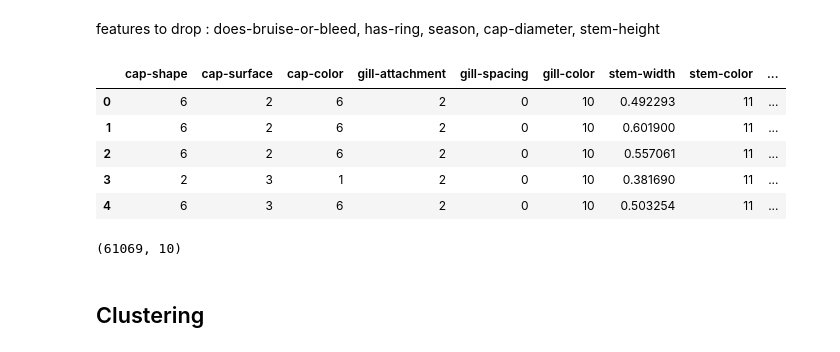
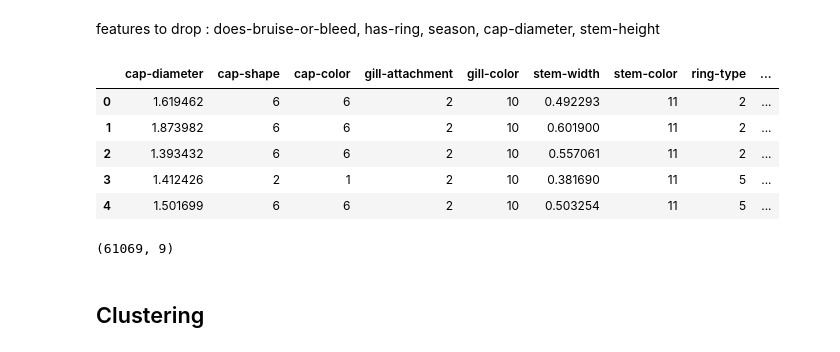
Before and after one commit to arnav10goel/CSE558-DSc-Project, a Jupyter notebook: feature_selection.ipynb, the cells around one changed output. Saved outputs shown, nothing was run; the diff lists cells and outputs as text; code cells hidden in the pictures.

```diff
--- a/feature_selection.ipynb
+++ b/feature_selection.ipynb
@@ -141,3 +152,17 @@ plt.xticks(rotation=90)
 plt.show()
 # %% [output]
 [figure]
+# %%
+from sklearn.linear_model import LassoCV
+
+reg = LassoCV()
+reg.fit(df_encoded, df_class)
+
+print("Best alpha using built-in LassoCV: %f" % reg.alpha_)
+print("Best score using built-in LassoCV: %f" %reg.score(df_encoded, df_class))
+
+coef = pd.Series(reg.coef_, index = df_encoded.columns)
+imp_coef = coef.sort_values()
+imp_coef.plot(kind = "barh")
+plt.title("Feature importance using Lasso Model")
+plt.show()
@@ -144,20 +173,20 @@ plt.show()
 # %% [markdown]
 features to drop :  does-bruise-or-bleed, has-ring, season, cap-diameter, stem-height
 # %%
-drop =  ['does-bruise-or-bleed', 'has-ring', 'season', 'cap-diameter', 'stem-height']
+drop =  ['does-bruise-or-bleed', 'has-ring', 'season', 'cap-surface', 'gill-spacing', 'stem-height']
 cols = [col for col in df_encoded.columns if col not in drop]
 
 df_selected = df_encoded[cols]
 df_selected.head()
 # %% [output]
-|  | cap-shape | cap-surface | cap-color | gill-attachment | gill-spacing | gill-color | stem-width | stem-color | ... |
-| 0 | 6 | 2 | 6 | 2 | 0 | 10 | 0.492293 | 11 | ... |
-| 1 | 6 | 2 | 6 | 2 | 0 | 10 | 0.601900 | 11 | ... |
-| 2 | 6 | 2 | 6 | 2 | 0 | 10 | 0.557061 | 11 | ... |
-| 3 | 2 | 3 | 1 | 2 | 0 | 10 | 0.381690 | 11 | ... |
-| 4 | 6 | 3 | 6 | 2 | 0 | 10 | 0.503254 | 11 | ... |
+|  | cap-diameter | cap-shape | cap-color | gill-attachment | gill-color | stem-width | stem-color | ring-type | ... |
+| 0 | 1.619462 | 6 | 6 | 2 | 10 | 0.492293 | 11 | 2 | ... |
+| 1 | 1.873982 | 6 | 6 | 2 | 10 | 0.601900 | 11 | 2 | ... |
+| 2 | 1.393432 | 6 | 6 | 2 | 10 | 0.557061 | 11 | 2 | ... |
+| 3 | 1.412426 | 2 | 1 | 2 | 10 | 0.381690 | 11 | 5 | ... |
+| 4 | 1.501699 | 6 | 6 | 2 | 10 | 0.503254 | 11 | 5 | ... |
 # %%
 df_selected.shape
 # %% [output]
-(61069, 10)
+(61069, 9)
 # %%
```
Also changed, not shown: parts of 6 cells of this notebook, 2 other files.
